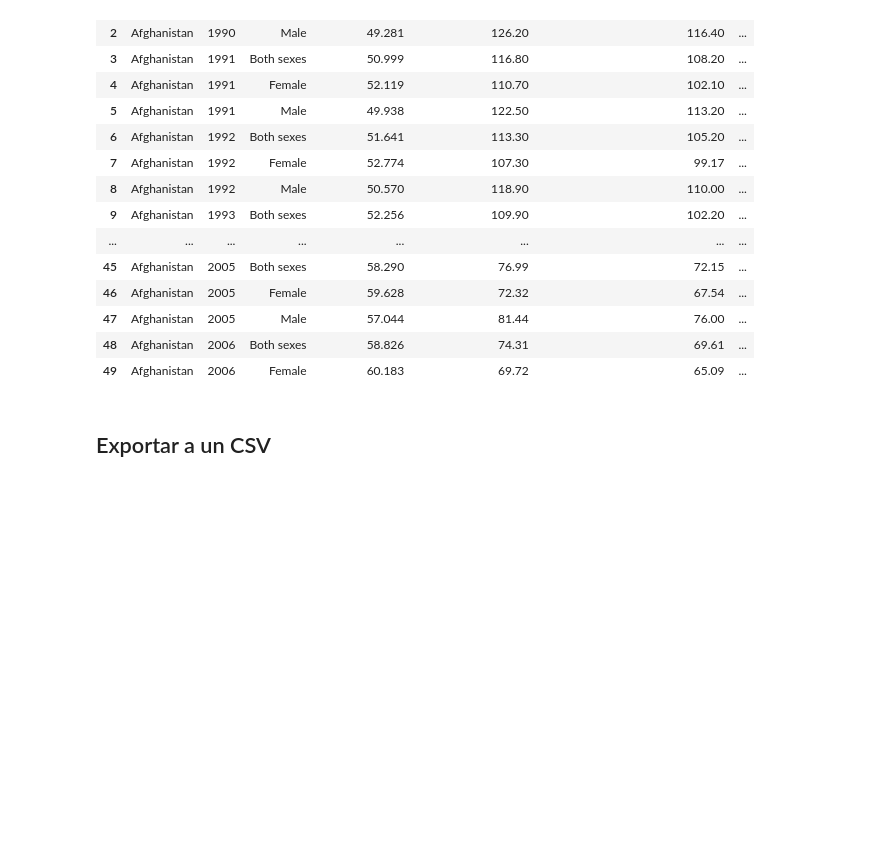
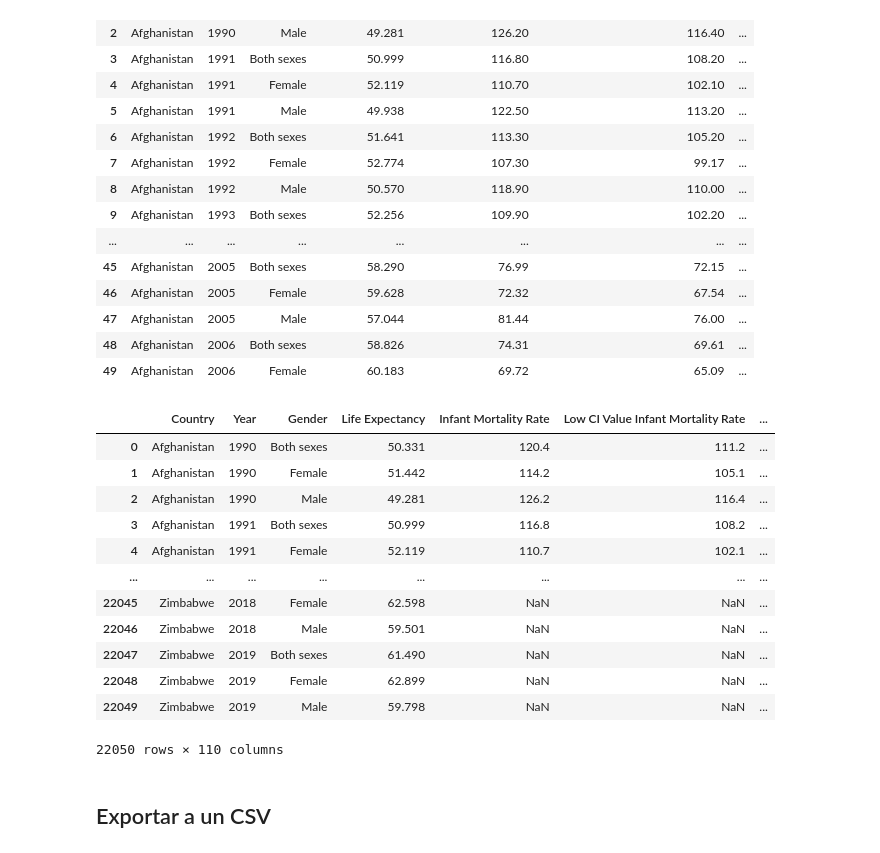
Before and after one commit to MiguelRocaGarcia/Life-Expectancy-Factors-Analysis-Using-ML, a Jupyter notebook: 1 - Datasets Merging.ipynb, the cells around one changed output. Saved outputs shown, nothing was run; the diff lists cells and outputs as text; code cells hidden in the pictures; blank space fills up the shorter version.

```diff
--- a/1 - Datasets Merging.ipynb
+++ b/1 - Datasets Merging.ipynb
@@ -173,6 +187,26 @@ df_final.head(50)
 | 47 | Afghanistan | 2005 | Male | 57.044 | 81.44 | 76.00 | ... |
 | 48 | Afghanistan | 2006 | Both sexes | 58.826 | 74.31 | 69.61 | ... |
 | 49 | Afghanistan | 2006 | Female | 60.183 | 69.72 | 65.09 | ... |
+# %%
+#Eliminamos aquellas filas cuyo valor Life Expectancy es NaN
+df_final.dropna(subset=['Life Expectancy'], inplace=True)
+df_final.reset_index(drop=True, inplace=True)
+# %%
+df_final
+# %% [output]
+|  | Country | Year | Gender | Life Expectancy | Infant Mortality Rate | Low CI Value Infant Mortality Rate | ... |
+| 0 | Afghanistan | 1990 | Both sexes | 50.331 | 120.4 | 111.2 | ... |
+| 1 | Afghanistan | 1990 | Female | 51.442 | 114.2 | 105.1 | ... |
+| 2 | Afghanistan | 1990 | Male | 49.281 | 126.2 | 116.4 | ... |
+| 3 | Afghanistan | 1991 | Both sexes | 50.999 | 116.8 | 108.2 | ... |
+| 4 | Afghanistan | 1991 | Female | 52.119 | 110.7 | 102.1 | ... |
+| ... | ... | ... | ... | ... | ... | ... | ... |
+| 22045 | Zimbabwe | 2018 | Female | 62.598 | NaN | NaN | ... |
+| 22046 | Zimbabwe | 2018 | Male | 59.501 | NaN | NaN | ... |
+| 22047 | Zimbabwe | 2019 | Both sexes | 61.490 | NaN | NaN | ... |
+| 22048 | Zimbabwe | 2019 | Female | 62.899 | NaN | NaN | ... |
+| 22049 | Zimbabwe | 2019 | Male | 59.798 | NaN | NaN | ... |
+22050 rows × 110 columns
 # %% [markdown]
 ## Exportar a un CSV
 # %%
```
Also changed, not shown: parts of 1 cell of this notebook, 2 other files.
